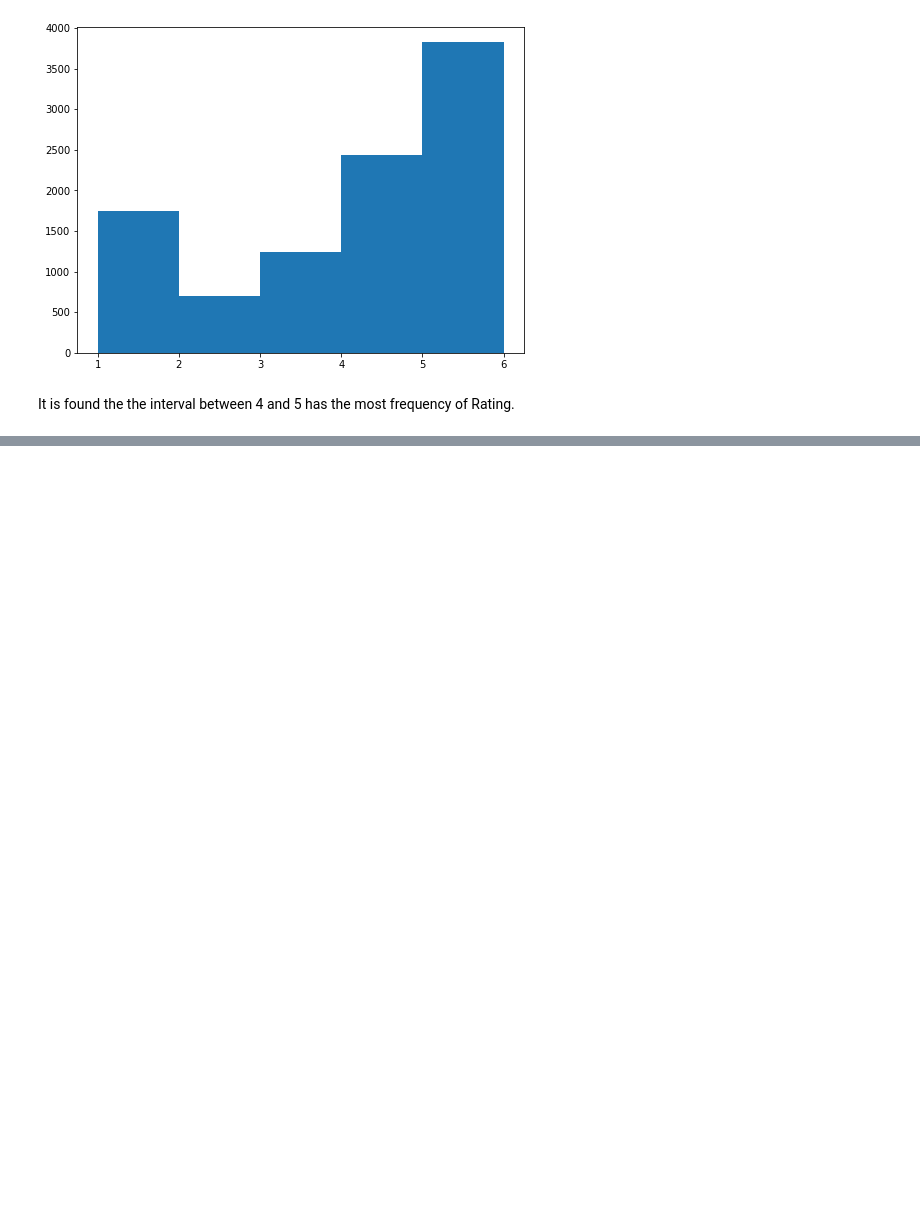
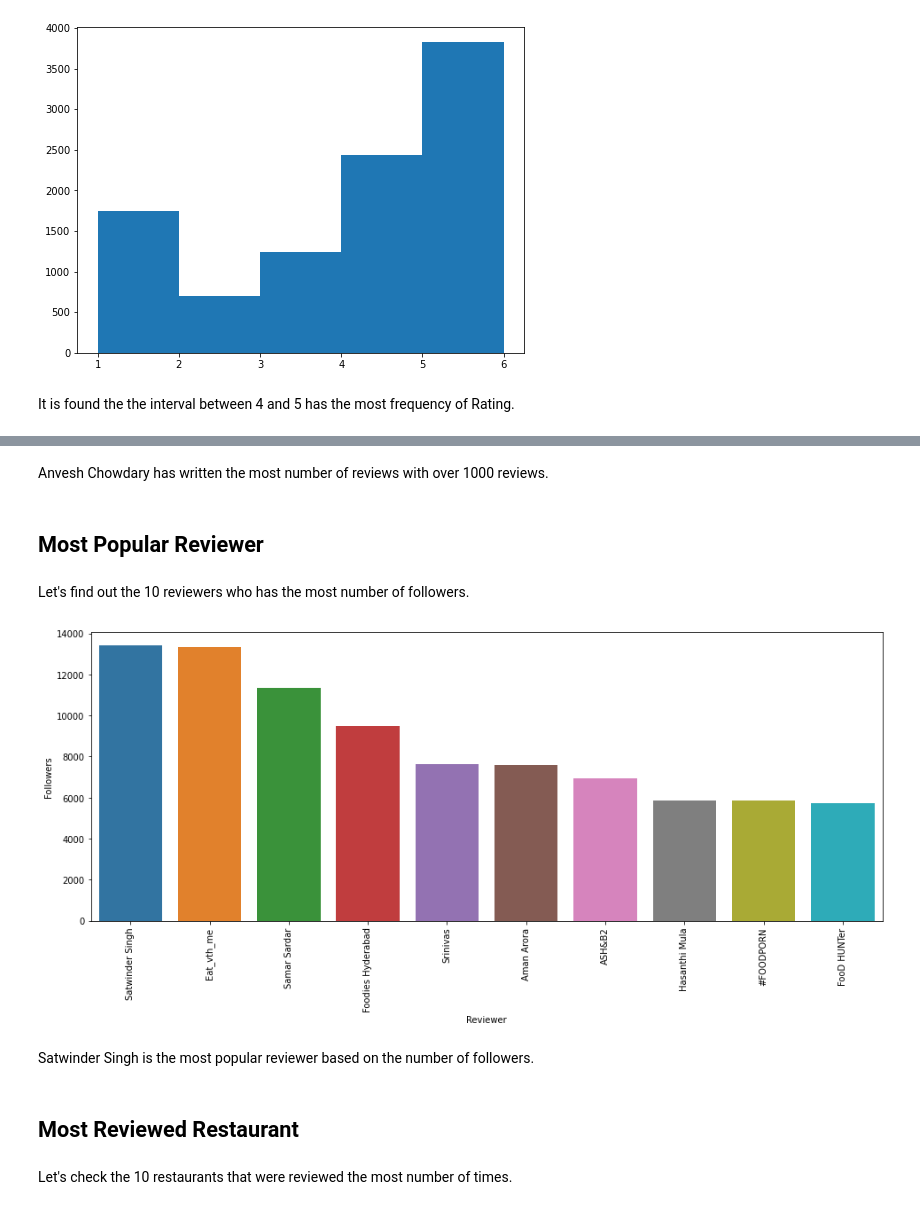
Before and after one commit to connect-midhunr/zomato-restaurant-clustering-and-sentiment-analysis, a Jupyter notebook: Zomato_Restaurant_Clustering_and_Sentiment_Analysis.ipynb, the cells around one changed output, grey strips where cells are left out. Drawn from its saved outputs; the diff is of its cells as text; code cells hidden in the pictures; blank space fills up the shorter version.

```diff
--- a/Zomato_Restaurant_Clustering_and_Sentiment_Analysis.ipynb
+++ b/Zomato_Restaurant_Clustering_and_Sentiment_Analysis.ipynb
@@ -492,0 +496,17 @@ It is found the the interval between 4 and 5 has the most frequency of Rating.
+# %% [markdown]
+Anvesh Chowdary has written the most number of reviews with over 1000 reviews.
+# %% [markdown]
+## Most Popular Reviewer
+# %% [markdown]
+Let's find out the 10 reviewers who has the most number of followers.
+# %%
+# plotting a vertical bar graph to display the reviewers who wrote the most number of reviews
+plot_vertical_bar_graph(review_metadata_df.sort_values('Followers', ascending=False).head(10), 'Reviewer', 'Followers')
+# %% [output]
+[figure, added]
+# %% [markdown]
+Satwinder Singh is the most popular reviewer based on the number of followers.
+# %% [markdown]
+## Most Reviewed Restaurant
+# %% [markdown]
+Let's check the 10 restaurants that were reviewed the most number of times.
```
Also changed, not shown: parts of 50 cells of this notebook.
